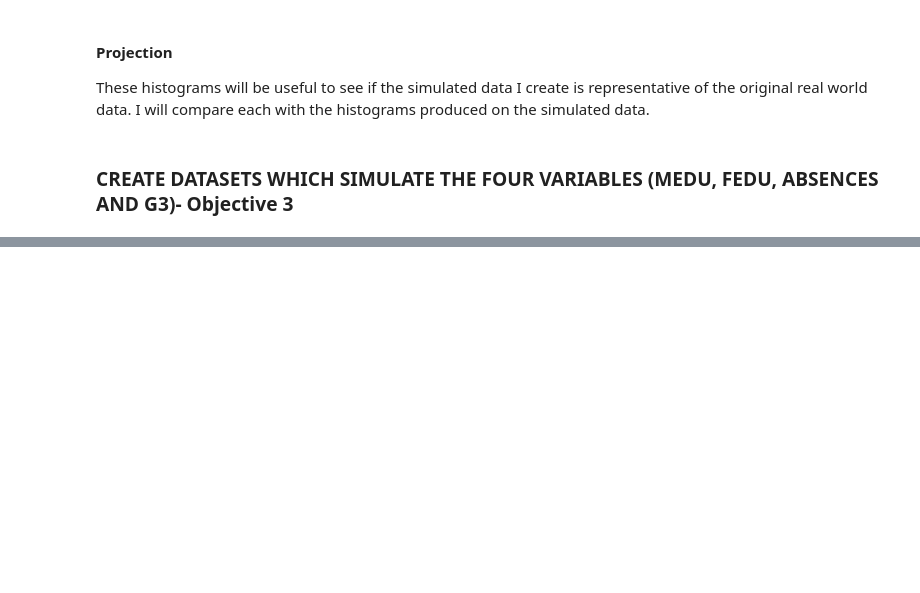
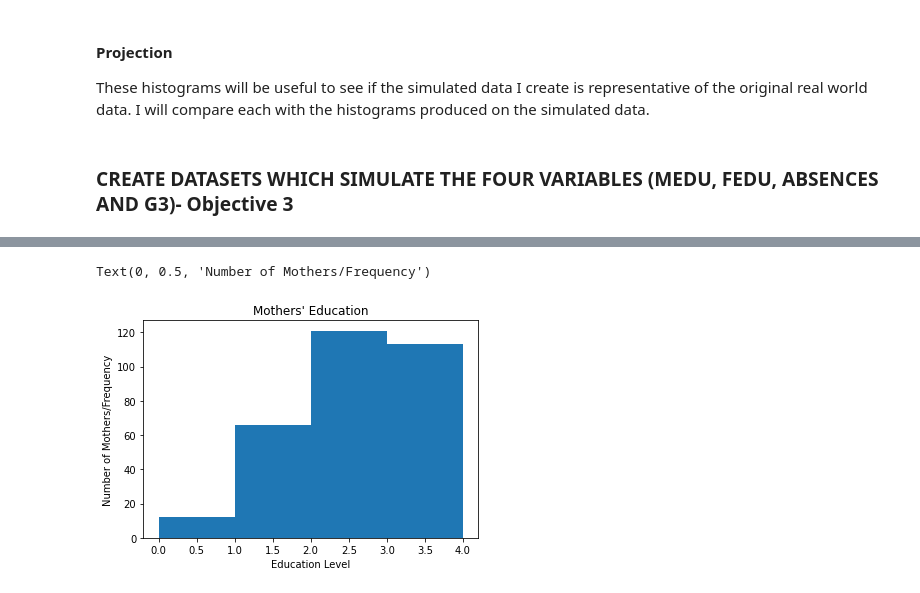
Before and after one commit to mobm65/Educational-Attainment---PDA-Project, a Jupyter notebook: PDA Project.ipynb, the cells around one changed output, grey strips where cells are left out. Saved outputs shown, nothing was run; the diff lists cells and outputs as text; code cells hidden in the pictures; blank space fills up the shorter version.

```diff
--- a/PDA Project.ipynb
+++ b/PDA Project.ipynb
@@ -400,14 +569,17 @@ print(bins)
 # %%
 # A histogram to illustrate mothers' simulated education levels
 import matplotlib.pyplot as plt
 import numpy as np
 
 
 a = simulated_data
-plt.hist(a, bins = [0, 1, 2, 3, 4,])
+plt.hist(a, bins = [0,1,2,3,4])
 plt.title("Mothers' Education")
 plt.xlabel("Education Level")
 plt.ylabel("Number of Mothers/Frequency")
 
 # this is not completely comparable to the real data above, where most of the sample had achieved
 # 3rd level education (level 4)
+# %% [output]
+Text(0, 0.5, 'Number of Mothers/Frequency')
+[figure, added]
```
Also changed, not shown: parts of 42 cells of this notebook, 4 other files.
